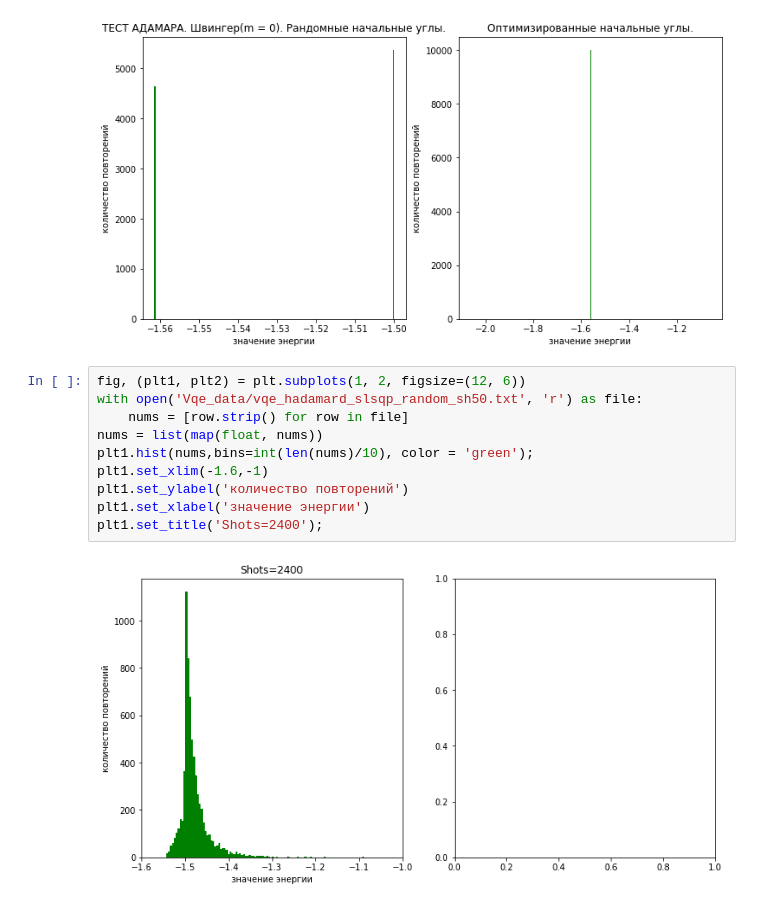
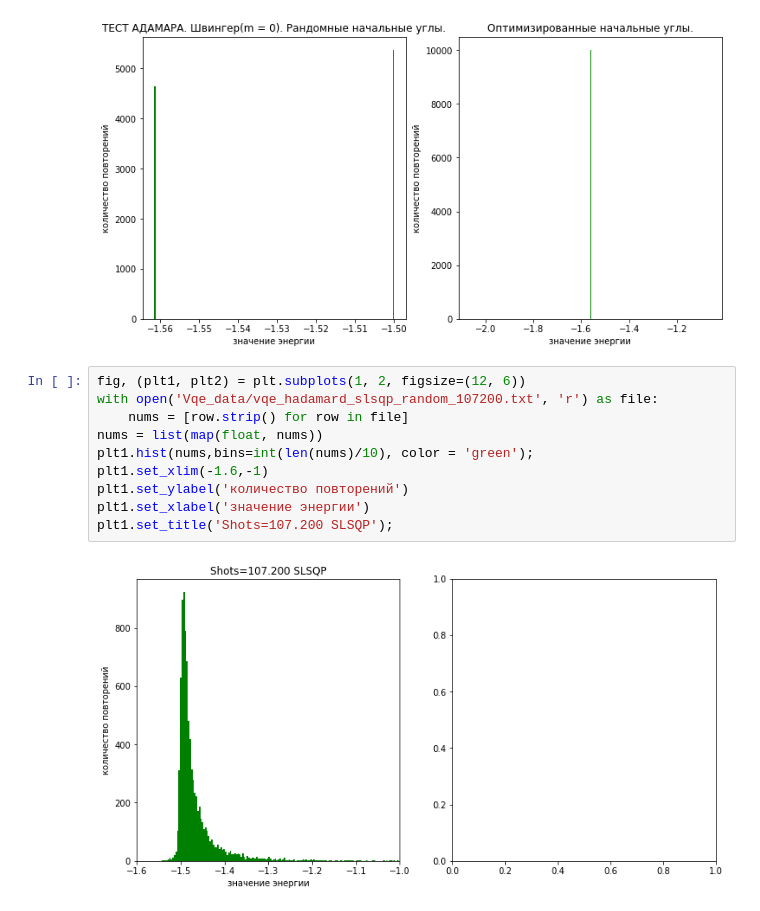
Before and after one commit to applevitya/vqe1, a Jupyter notebook: report_gradients.ipynb, the cells around one changed output. Cells and saved outputs as stored; diff of their text form.

```diff
--- a/report_gradients.ipynb
+++ b/report_gradients.ipynb
@@ -100,13 +84,13 @@ plt2.set_title('Оптимизированные начальные углы.');
 [figure]
 # %%
 fig, (plt1, plt2) = plt.subplots(1, 2, figsize=(12, 6))
-with open('Vqe_data/vqe_hadamard_slsqp_random_sh50.txt', 'r') as file:
+with open('Vqe_data/vqe_hadamard_slsqp_random_107200.txt', 'r') as file:
     nums = [row.strip() for row in file]
 nums = list(map(float, nums))
 plt1.hist(nums,bins=int(len(nums)/10), color = 'green');
 plt1.set_xlim(-1.6,-1)
 plt1.set_ylabel('количество повторений')
 plt1.set_xlabel('значение энергии')
-plt1.set_title('Shots=2400');
+plt1.set_title('Shots=107.200 SLSQP');
 # %% [output]
-[figure, old version]
+[figure, new version]
```
Also changed, not shown: parts of 5 cells of this notebook, 3 other files.
